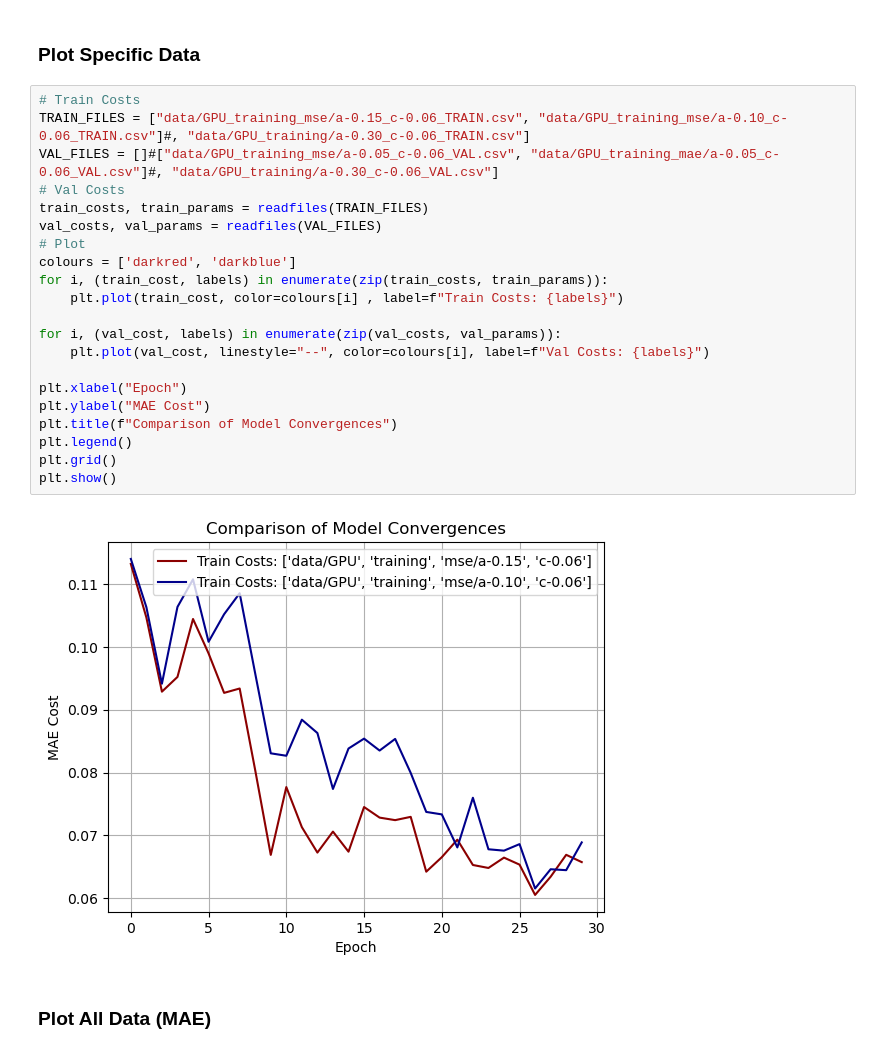
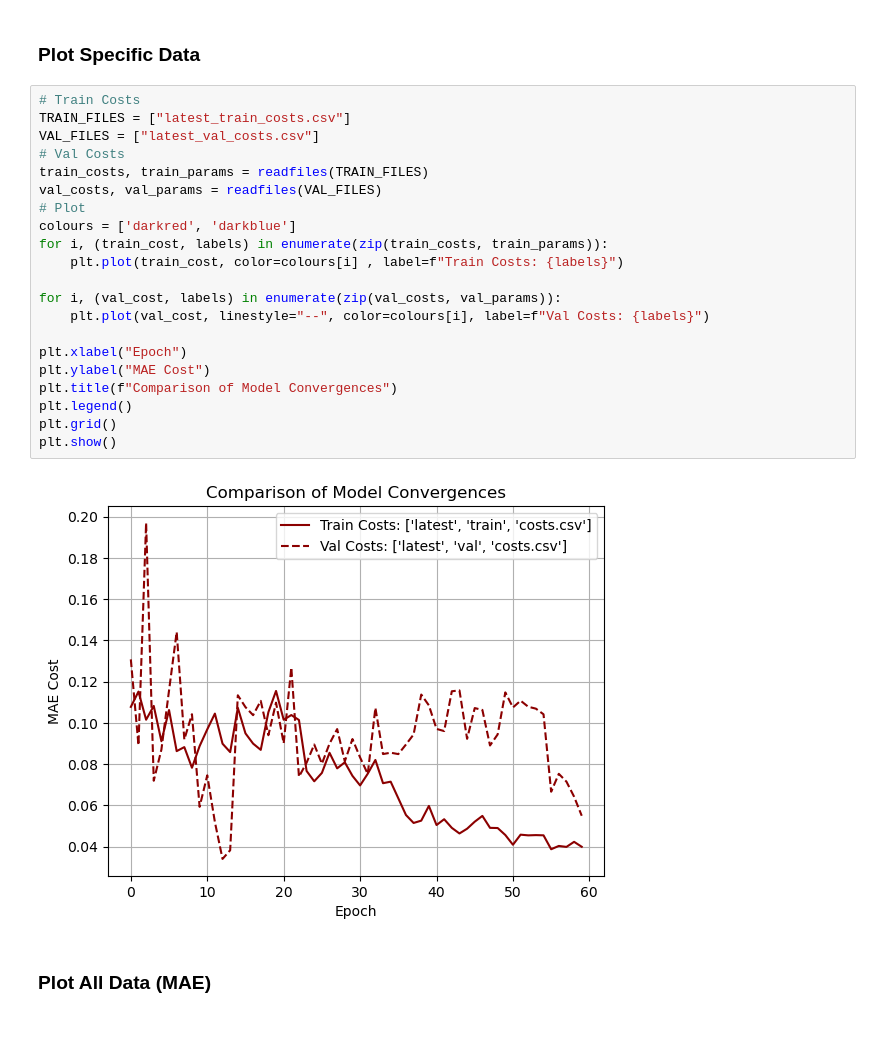
Before and after one commit to L-Amos/QNLP_project, a Jupyter notebook: fidelity_model/plotter.ipynb, the cells around one changed output. Cells and saved outputs as stored; diff of their text form.

Commit message:
Data training data for learning rate=1.0

```diff
--- a/fidelity_model/plotter.ipynb
+++ b/fidelity_model/plotter.ipynb
@@ -17,27 +17,27 @@ def readfiles(files):
 ### Plot Specific Data
 # %%
 # Train Costs
-TRAIN_FILES = ["data/GPU_training_mse/a-0.15_c-0.06_TRAIN.csv", "data/GPU_training_mse/a-0.10_c-0.06_TRAIN.csv"]#, "data/GPU_training/a-0.30_c-0.06_TRAIN.csv"]
-VAL_FILES = []#["data/GPU_training_mse/a-0.05_c-0.06_VAL.csv", "data/GPU_training_mae/a-0.05_c-0.06_VAL.csv"]#, "data/GPU_training/a-0.30_c-0.06_VAL.csv"]
+TRAIN_FILES = ["latest_train_costs.csv"]
+VAL_FILES = ["latest_val_costs.csv"]
 # Val Costs
 train_costs, train_params = readfiles(TRAIN_FILES)
 val_costs, val_params = readfiles(VAL_FILES)
 # Plot
 colours = ['darkred', 'darkblue']
 for i, (train_cost, labels) in enumerate(zip(train_costs, train_params)):
     plt.plot(train_cost, color=colours[i] , label=f"Train Costs: {labels}")
 
 for i, (val_cost, labels) in enumerate(zip(val_costs, val_params)):
     plt.plot(val_cost, linestyle="--", color=colours[i], label=f"Val Costs: {labels}")
 
 plt.xlabel("Epoch")
 plt.ylabel("MAE Cost")
 plt.title(f"Comparison of Model Convergences")
 plt.legend()
 plt.grid()
 plt.show()
 # %% [output]
-[figure, old version]
+[figure, new version]
 # %% [markdown]
 ### Plot All Data (MAE)
 # %%
```
Also changed, not shown: parts of 1 cell of this notebook, 4 other files.
